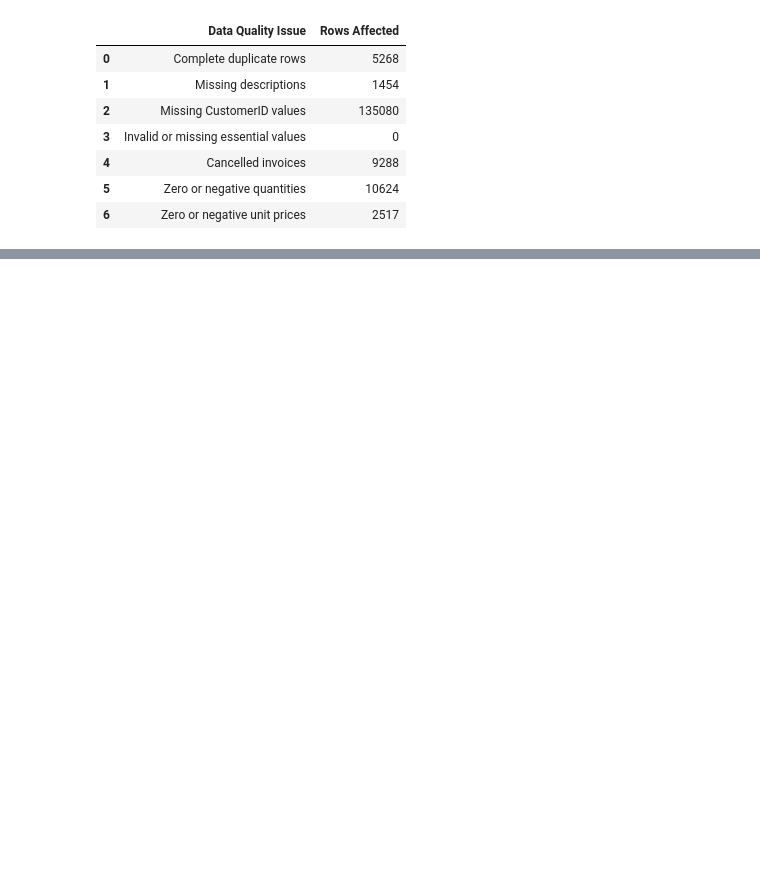
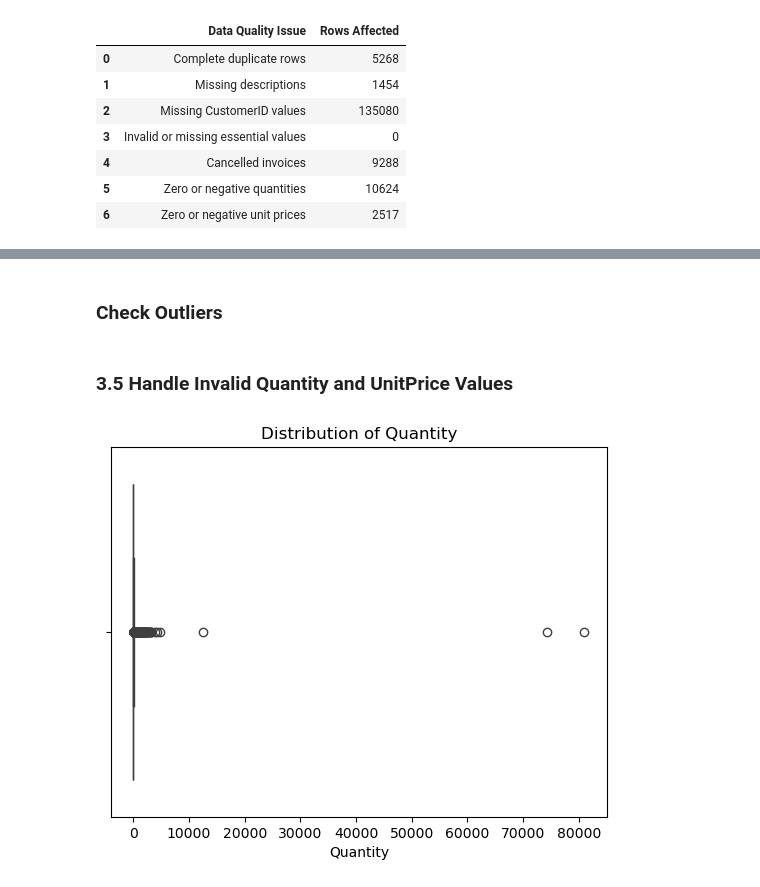
Before and after one commit to AdeliaAcacio/DataVis_repeat, a Jupyter notebook: DataVisualComm_repeat_onlineRetail.ipynb, the cells around one changed output, grey strips where cells are left out. Drawn from its saved outputs; the diff is of its cells as text; code cells hidden in the pictures; blank space fills up the shorter version.

```diff
--- a/DataVisualComm_repeat_onlineRetail.ipynb
+++ b/DataVisualComm_repeat_onlineRetail.ipynb
@@ -403,0 +396,3 @@ A copy of the original
+# %%
+# Remove exact duplicate rows and retain the first occurrence
+df_clean = df_clean.drop_duplicates().copy()
@@ -403,0 +417,3 @@ A copy of the original
+# %%
+# Dataset for analyses requiring a known customer
+df_clean = df_clean.dropna(subset=['CustomerID']).copy()
@@ -403,0 +424,2 @@ A copy of the original
+# %%
+df_clean['Description'] = df_clean['Description'].fillna('Unknown Product')
@@ -403,0 +448,8 @@ A copy of the original
+# %%
+# Record the number of rows before removing cancelled transactions
+rows_before = len(df_clean)
+
+# Remove invoices beginning with C from the dataset
+df_clean = df_clean[
+    ~df_clean['InvoiceNo'].astype(str).str.startswith('C', na=False)
+].copy()
@@ -403,0 +476,13 @@ A copy of the original
+# %% [markdown]
+### Check Outliers
+# %% [markdown]
+### 3.5 Handle Invalid Quantity and UnitPrice Values
+# %%
+# Visualise possible quantity outliers
+sns.boxplot(x=df_clean['Quantity'])
+
+plt.title('Distribution of Quantity')
+plt.xlabel('Quantity')
+plt.show()
+# %% [output]
+[figure, added]
```
Also changed, not shown: parts of 49 cells of this notebook, 1 other file.
